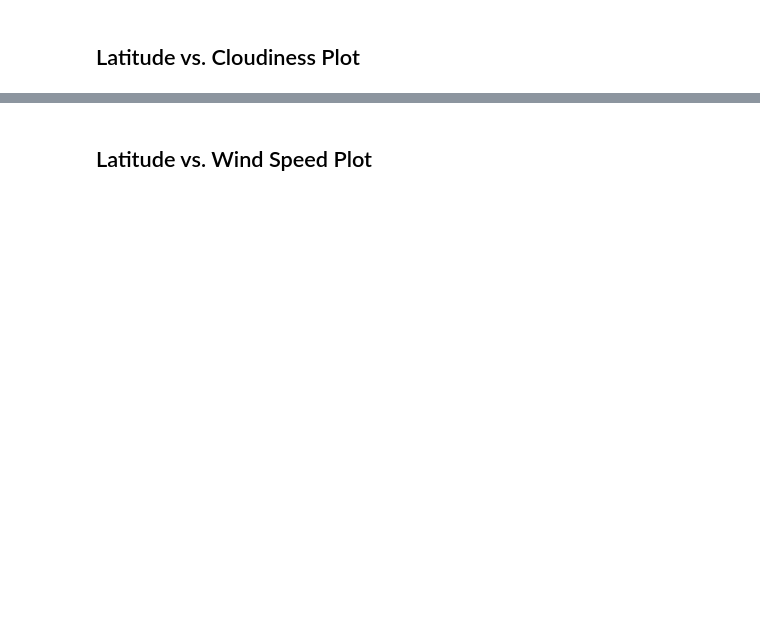
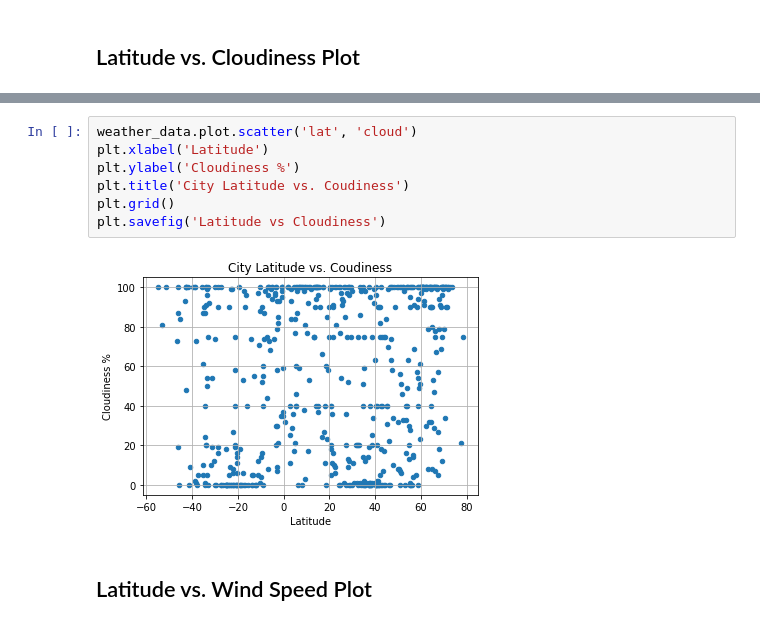
Before and after one commit to curande5786/python-api-challenge, a Jupyter notebook: WeatherPyth/starter_code/WeatherPy.ipynb, the cells around one changed output, grey strips where cells are left out. Drawn from its saved outputs; the diff is of its cells as text; blank space fills up the shorter version.

```diff
--- a/WeatherPyth/starter_code/WeatherPy.ipynb
+++ b/WeatherPyth/starter_code/WeatherPy.ipynb
@@ -146,2 +174,11 @@ Int64Index([], dtype='int64')
+# %%
+weather_data.plot.scatter('lat', 'cloud')
+plt.xlabel('Latitude')
+plt.ylabel('Cloudiness %')
+plt.title('City Latitude vs. Coudiness')
+plt.grid()
+plt.savefig('Latitude vs Cloudiness')
+# %% [output]
+[figure, added]
 # %% [markdown]
 ## Latitude vs. Wind Speed Plot
```
Also changed, not shown: parts of 48 cells of this notebook, 17 other files.
